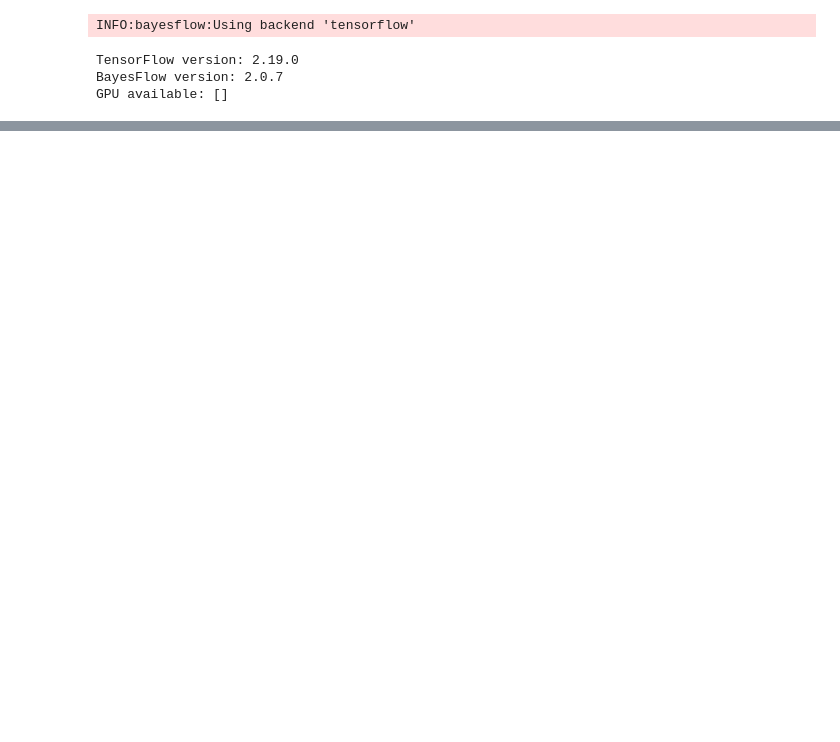
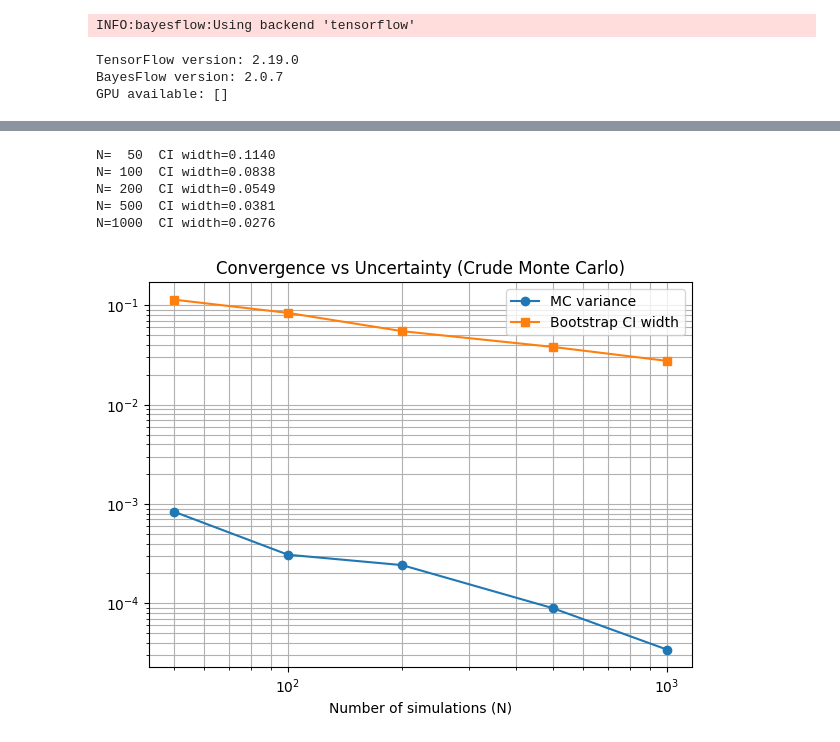
Before and after one commit to samaneh-m/Monte-Carlo-simulation, a Jupyter notebook: MC+SNIS.ipynb, the cells around one changed output, grey strips where cells are left out. Cells and saved outputs as stored; diff of their text form; code cells hidden in the pictures; blank space fills up the shorter version.

```diff
--- a/MC+SNIS.ipynb
+++ b/MC+SNIS.ipynb
@@ -250,0 +316,39 @@ plt.show()
+# %%
+# Bootstrap CI width for increasing N
+Ns = [50, 100, 200, 500, 1000]
+ci_widths = []
+
+sim = HMMHiddenStateSimulator(seq_len=50)
+
+for N in Ns:
+    hidden_states = sim.sample(n_sequences=N)  # <-- FIX: no unpacking
+    theta_samples = helix_probability(hidden_states)
+
+    ci_l, ci_u, _ = bootstrap_ci(theta_samples, B=1000)
+    width = ci_u - ci_l
+    ci_widths.append(width)
+
+    print(f"N={N:4d}  CI width={width:.4f}")
+# %% [output]
+N=  50  CI width=0.1140
+N= 100  CI width=0.0838
+N= 200  CI width=0.0549
+N= 500  CI width=0.0381
+N=1000  CI width=0.0276
+# %%
+# Side-by-side comparison plot: Convergence vs Uncertainty (Crude MC)
+plt.figure(figsize=(7,5))
+
+# Match variance values to the same Ns used for CI widths
+plt.plot(Ns, variances[:len(Ns)], marker='o', label="MC variance")
+plt.plot(Ns, ci_widths, marker='s', label="Bootstrap CI width")
+
+plt.xscale("log")
+plt.yscale("log")
+plt.xlabel("Number of simulations (N)")
+plt.title("Convergence vs Uncertainty (Crude Monte Carlo)")
+plt.grid(True, which="both")
+plt.legend()
+plt.show()
+# %% [output]
+[figure, added]
```
Also changed, not shown: parts of 13 cells of this notebook.
